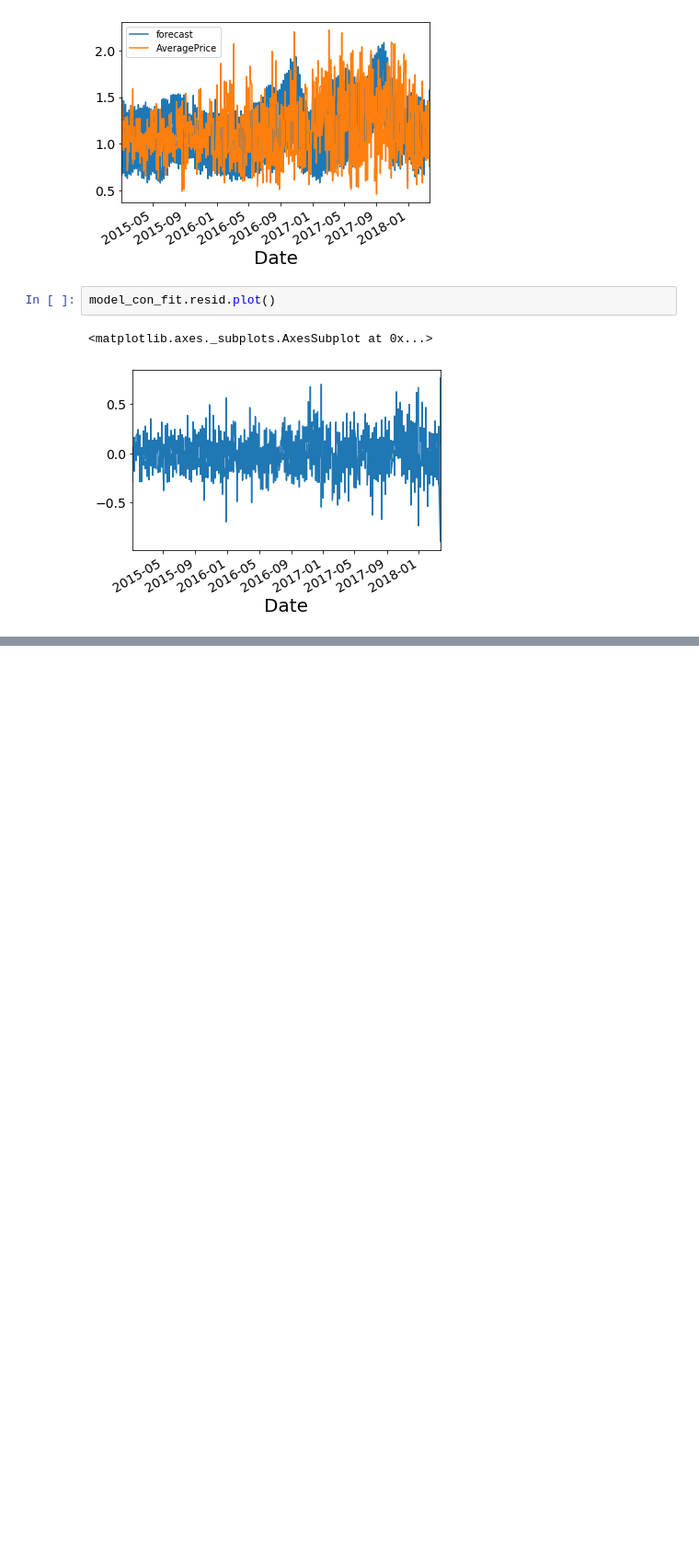
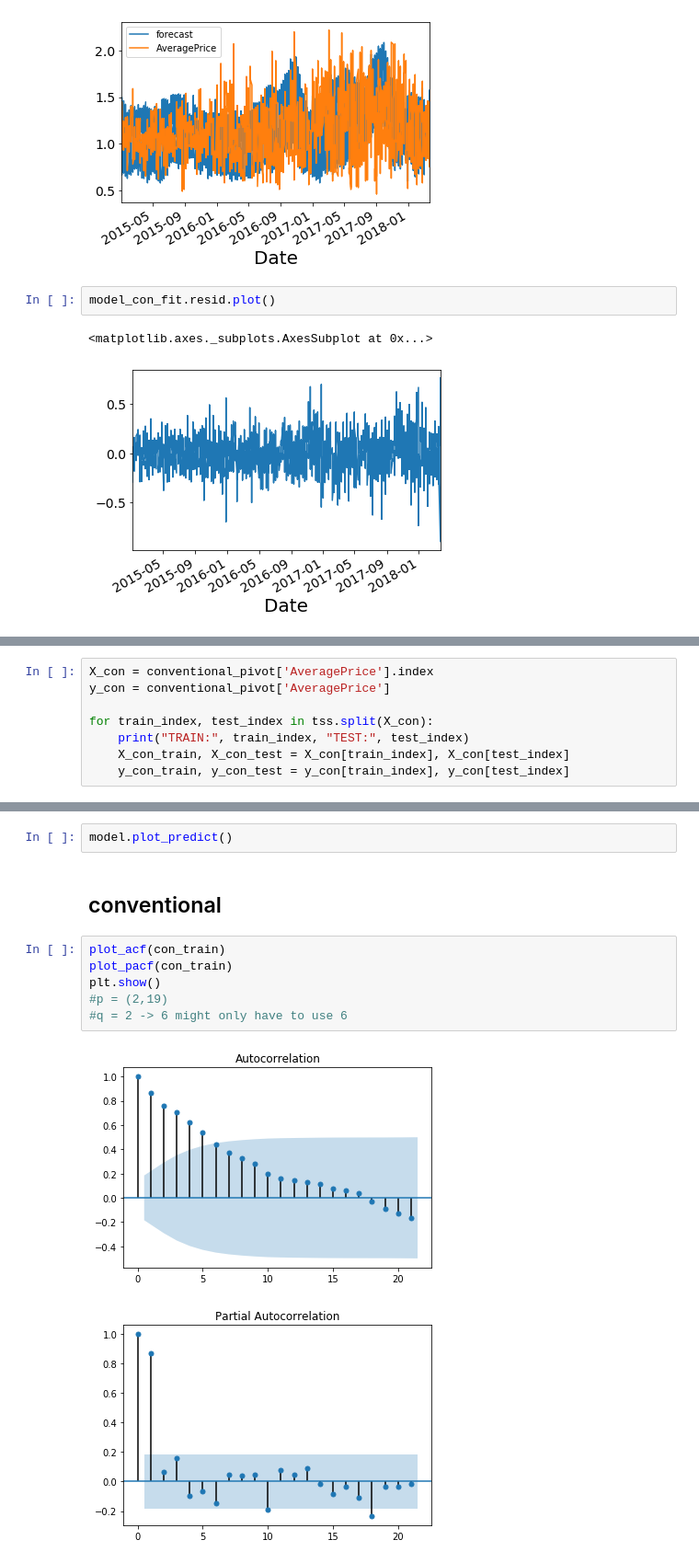
Before and after one commit to rmei97/avocado_prices, a Jupyter notebook: data_exploration.ipynb, the cells around one changed output, grey strips where cells are left out. Shown at 92% size. Saved outputs shown, nothing was run; the diff lists cells and outputs as text; blank space fills up the shorter version.

```diff
--- a/data_exploration.ipynb
+++ b/data_exploration.ipynb
@@ -549,0 +676,8 @@ model_con_fit.resid.plot()
+# %%
+X_con = conventional_pivot['AveragePrice'].index
+y_con = conventional_pivot['AveragePrice']
+
+for train_index, test_index in tss.split(X_con):
+    print("TRAIN:", train_index, "TEST:", test_index)
+    X_con_train, X_con_test = X_con[train_index], X_con[test_index]
+    y_con_train, y_con_test = y_con[train_index], y_con[test_index]
@@ -549,0 +775,13 @@ model_con_fit.resid.plot()
+# %%
+model.plot_predict()
+# %% [markdown]
+## conventional
+# %%
+plot_acf(con_train)
+plot_pacf(con_train)
+plt.show()
+#p = (2,19)
+#q = 2 -> 6 might only have to use 6
+# %% [output]
+[figure, added]
+[figure, added]
```
Also changed, not shown: parts of 63 cells of this notebook, 1 other file.
